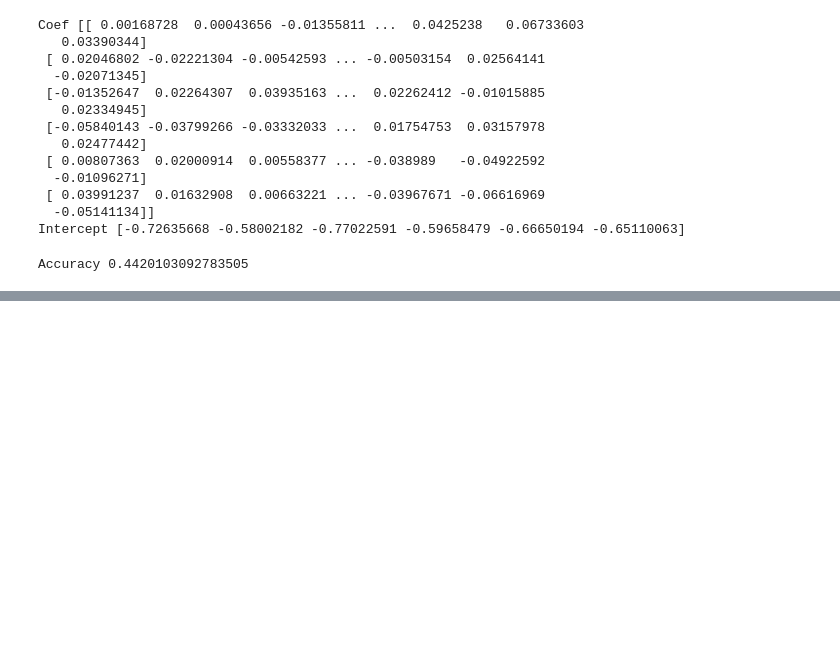
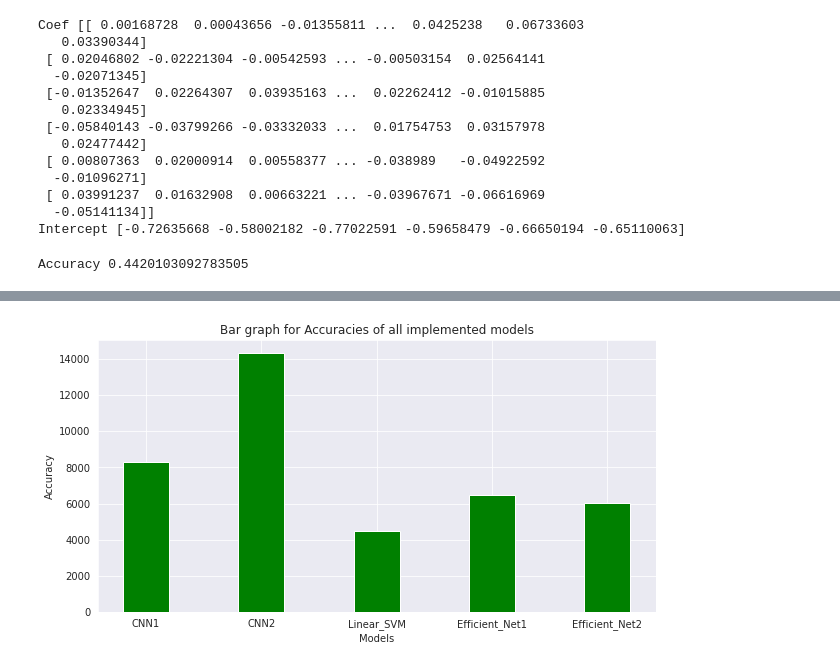
Before and after one commit to Rithvik26/Main_project_Wild_Animals, a Jupyter notebook: Main_Project.ipynb, the cells around one changed output, grey strips where cells are left out. Saved outputs shown, nothing was run; the diff lists cells and outputs as text; code cells hidden in the pictures; blank space fills up the shorter version.

```diff
--- a/Main_Project.ipynb
+++ b/Main_Project.ipynb
@@ -513,6 +505,6 @@ H2 = m2.fit(
     epochs=epochs,
     callbacks=[model_checkpoint_callback],
     verbose=1)
-d2["m2"]=(time()-st)
+d2["CNN2"]=(time()-st)
 # %% [output]
 Epoch 1/5
@@ -570,7 +538,9 @@ y_train = le.fit_transform(train2_labels)
 y_test = le.fit_transform(test2_labels)
 # %%
 lsvc = LinearSVC(random_state=0,tol=1e-5)
+st=time()
 lsvc.fit(train2_images,y_train)
+d2["Linear_SVM"]=(time()-st)
 print('Coef',lsvc.coef_)
 print('Intercept',lsvc.intercept_)
 # %% [output]
@@ -661,6 +632,7 @@ _________________________________________________________________
 # %%
 model.compile(optimizer=Adam(lr=0.001), loss='binary_crossentropy', metrics=['accuracy'])
 # %%
+st=time()
 history = model.fit_generator(
     train_gen,
     epochs = 5,
@@ -668,5 +640,6 @@ history = model.fit_generator(
     validation_data = test_gen,
     validation_steps = 7
 )
+d2["Efficient_Net1"]=(time()-st)
 # %% [output]
 Epoch 1/5
@@ -704,0 +725,14 @@ plt.show()
+# %%
+models = list(d2.keys())
+accuracies = [100*i for i in d2.values()]
+
+fig = plt.figure(figsize = (10, 5))
+plt.bar(models, accuracies, color ='green',
+        width = 0.4)
+
+plt.xlabel("Models")
+plt.ylabel("Accuracy")
+plt.title("Bar graph for Accuracies of all implemented models")
+plt.show()
+# %% [output]
+[figure, added]
```
Also changed, not shown: parts of 19 cells of this notebook.
